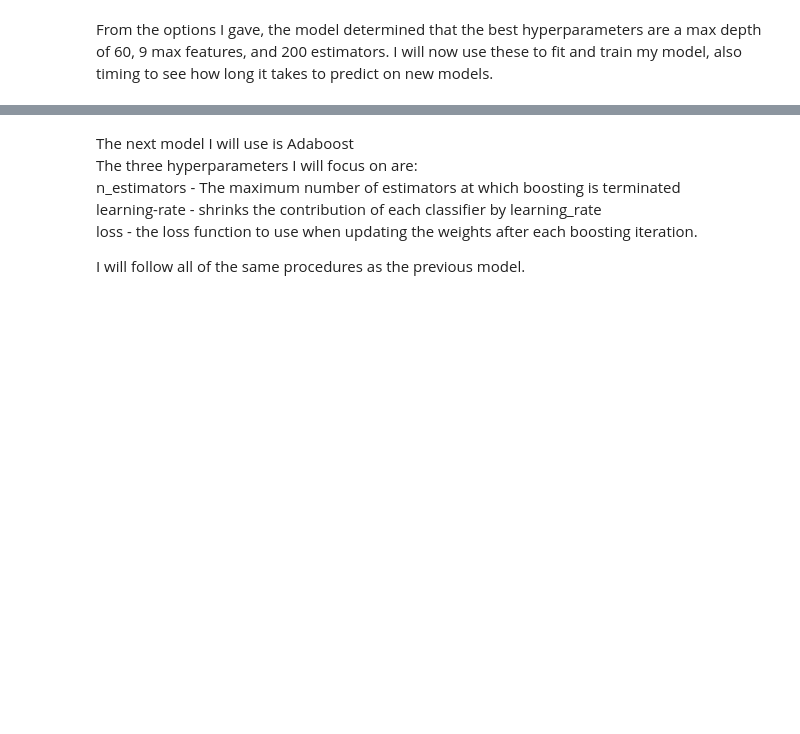
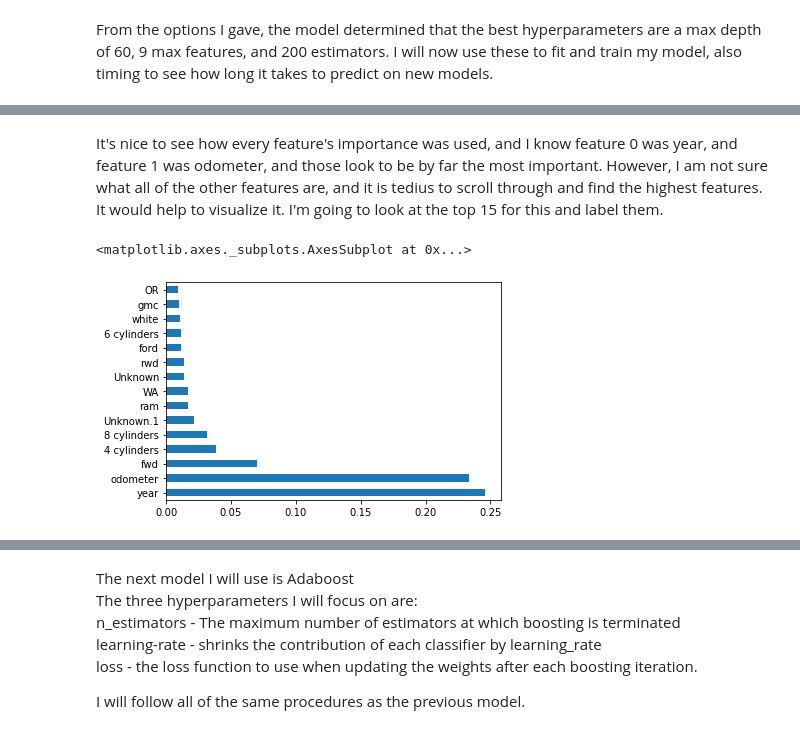
Before and after one commit to dawgtree/CapstoneTwoProject, a Jupyter notebook: 2nd_Capstone_Modeling.ipynb, the cells around one changed output, grey strips where cells are left out. Saved outputs shown, nothing was run; the diff lists cells and outputs as text; code cells hidden in the pictures; blank space fills up the shorter version.

```diff
--- a/2nd_Capstone_Modeling.ipynb
+++ b/2nd_Capstone_Modeling.ipynb
@@ -78,7 +78,7 @@ max_features- max number of features considered for splitting a node<br>
 max_depth- max number of levels in each decision tree.
 # %%
 rf = RandomForestRegressor()
-param = {'n_estimators':[50,100,200],'max_depth':[30,60,90], 'max_features':[5,7,9]}
+param = {'n_estimators':[100,150,200],'max_depth':[30,60,90], 'max_features':[7,9,11]}
 gs = GridSearchCV(rf, param, cv=3, n_jobs=-1)
 gs.fit(X_train,y_train)
 # %% [output]
@@ -103,0 +133,8 @@ rf_pred_time
+# %% [markdown]
+It's nice to see how every feature's importance was used, and I know feature 0 was year, and feature 1 was odometer, and those look to be by far the most important.  However, I am not sure what all of the other features are, and it is tedius to scroll through and find the highest features.  It would help to visualize it.  I'm going to look at the top 15 for this and label them.
+# %%
+feat_importances_rf = pd.Series(model_res.feature_importances_, index=X_train.columns)
+feat_importances_rf.nlargest(15).plot(kind='barh')
+# %% [output]
+<matplotlib.axes._subplots.AxesSubplot at 0x...>
+[figure, added]
```
Also changed, not shown: parts of 50 cells of this notebook.
